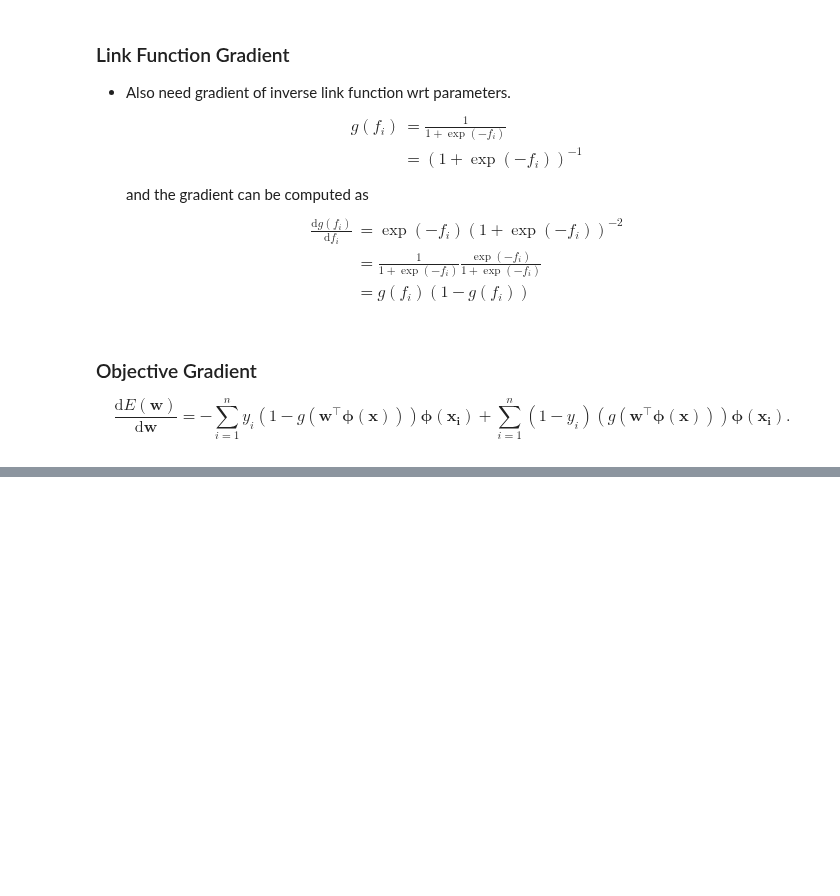
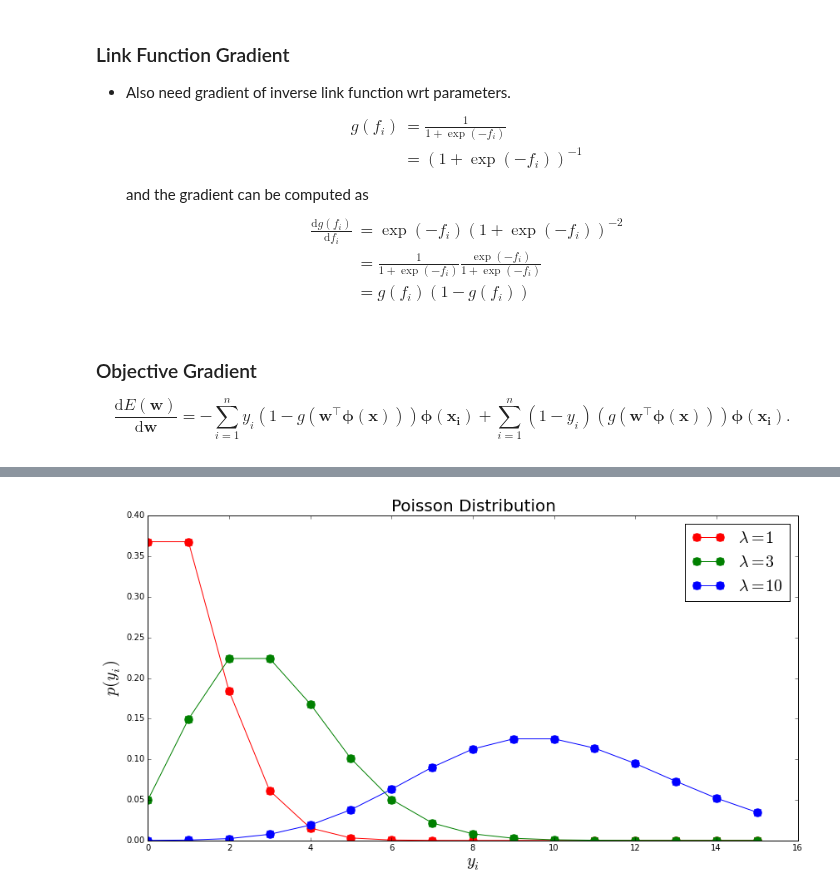
Before and after one commit to lawrennd/mlai2015, a Jupyter notebook: w10_logisticAndGlm.ipynb, the cells around one changed output, grey strips where cells are left out. Cells and saved outputs as stored; diff of their text form; code cells hidden in the pictures; blank space fills up the shorter version.

```diff
--- a/w10_logisticAndGlm.ipynb
+++ b/w10_logisticAndGlm.ipynb
@@ -202,0 +188,18 @@ We've introduced the formalism for generalized linear models. Have a think about
+# %%
+from scipy.stats import poisson
+fig, ax = plt.subplots(figsize=(14,7))
+y = np.asarray(range(0, 16))
+p1 = poisson.pmf(y, mu=1.)
+p3 = poisson.pmf(y, mu=3.)
+p10 = poisson.pmf(y, mu=10.)
+
+ax.plot(y, p1, 'r.-', markersize=20, label='$\lambda=1$')
+ax.plot(y, p3, 'g.-', markersize=20, label='$\lambda=3$')
+ax.plot(y, p10, 'b.-', markersize=20, label='$\lambda=10$')
+ax.set_title('Poisson Distribution', fontsize=20)
+ax.set_xlabel('$y_i$', fontsize=20)
+ax.set_ylabel('$p(y_i)$', fontsize=20)
+ax.legend(fontsize=20)
+plt.savefig('./diagrams/poisson.svg')
+# %% [output]
+[figure, added]
```
Also changed, not shown: parts of 19 cells of this notebook.
